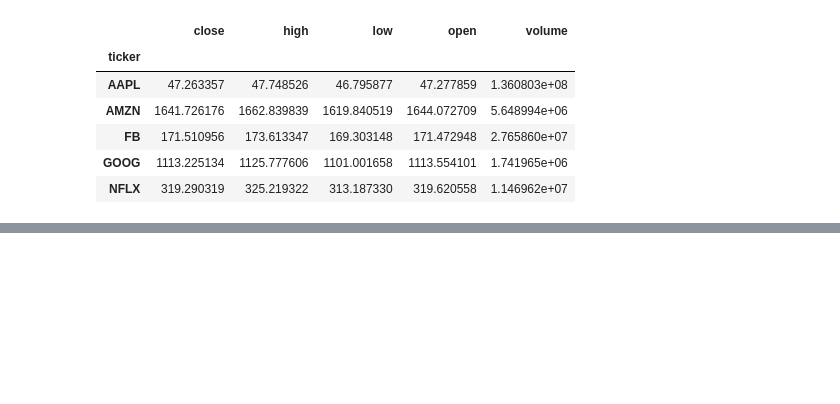
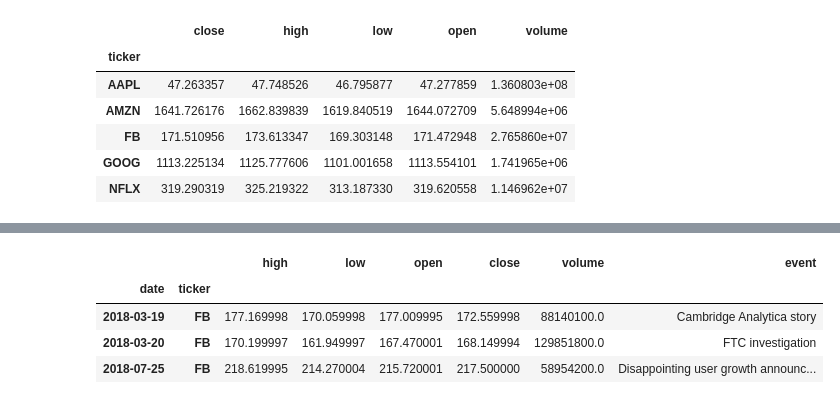
Before and after one commit to adrianacupp/Hands-On-Data-Analysis-with-Pandas-2nd-edition, a Jupyter notebook: ch_04/exercise chapter 4.ipynb, the cells around one changed output, grey strips where cells are left out. Cells and saved outputs as stored; diff of their text form; code cells hidden in the pictures; blank space fills up the shorter version.

```diff
--- a/ch_04/exercise chapter 4.ipynb
+++ b/ch_04/exercise chapter 4.ipynb
@@ -165,0 +244,8 @@ faang.pivot_table(index=['ticker'], aggfunc='mean')
+# %%
+new.loc[new['event'].notnull()]
+# %% [output]
+|  |  | high | low | open | close | volume | event |
+| date | ticker |  |  |  |  |  |  |
+| 2018-03-19 | FB | 177.169998 | 170.059998 | 177.009995 | 172.559998 | 88140100.0 | Cambridge Analytica story |
+| 2018-03-20 | FB | 170.199997 | 161.949997 | 167.470001 | 168.149994 | 129851800.0 | FTC investigation |
+| 2018-07-25 | FB | 218.619995 | 214.270004 | 215.720001 | 217.500000 | 58954200.0 | Disappointing user growth announc... |
```
Also changed, not shown: parts of 14 cells of this notebook.
